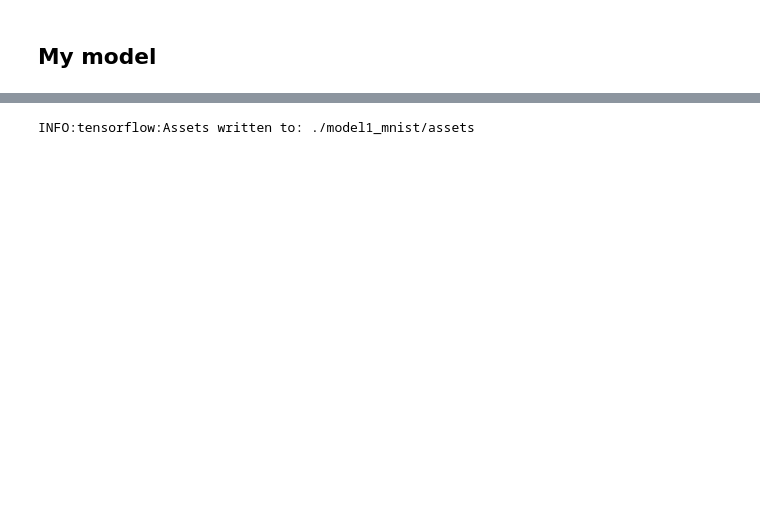
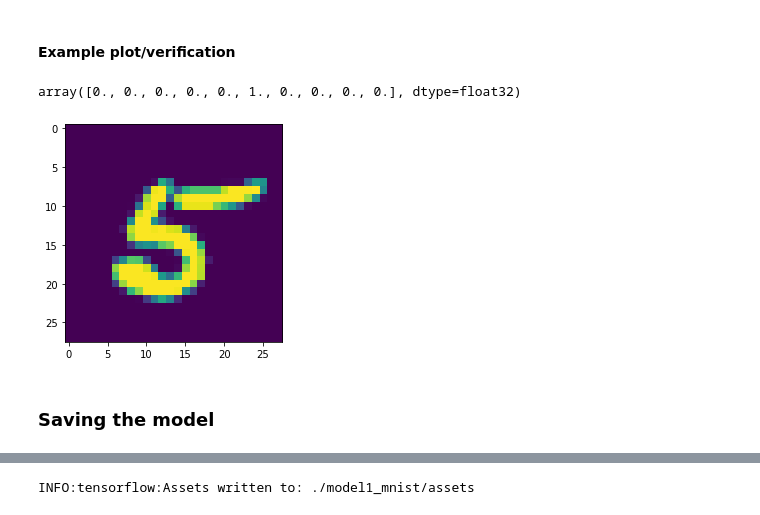
Before and after one commit to toelt-llc/TOELT-tfrabbit, a Jupyter notebook: code/tflite/tfliteconverter.ipynb, the cells around one changed output, grey strips where cells are left out. Drawn from its saved outputs; the diff is of its cells as text; code cells hidden in the pictures; blank space fills up the shorter version.

```diff
--- a/code/tflite/tfliteconverter.ipynb
+++ b/code/tflite/tfliteconverter.ipynb
@@ -0,0 +23,12 @@
+# %%
+model1 = Sequential([
+    Flatten(input_shape=(784,)),
+    Dense(320, activation='relu'),
+    Dense(160, activation='relu'),
+    Dense(10, activation='softmax')
+])
+
+optimizer = tf.keras.optimizers.Adam()
+model1.compile(loss = 'sparse_categorical_crossentropy',
+                optimizer = 'sgd',
+                metrics = 'acc')
@@ -0,0 +37,16 @@
+# %%
+df = pd.read_csv('./mnist_data/train.csv')
+df_train = df.iloc[ :35000]
+df_test2 = df.iloc[35000:]
+df_test= df_test2.drop('label', axis = 1)
+
+# Has the label column
+print('shape : ', df_test.shape)
+
+
+X = df_train.drop('label', axis = 1)
+X /= 255.0 # Normalize
+#print(X.loc[0].shape)
+
+# Label of all the images
+y = df_train['label']
@@ -1,2 +82,12 @@
+# %% [markdown]
+#### Example plot/verification
+# %%
+number = df_test.loc[35002].values
+number = number.reshape(28,28)
+plt.imshow(number)
+ypreds[2]
+# %% [output]
+array([0., 0., 0., 0., 0., 1., 0., 0., 0., 0.], dtype=float32)
+[figure, added]
 # %% [markdown]
-## My model
+### Saving the model
```
Also changed, not shown: parts of 43 cells of this notebook, 7 other files.
